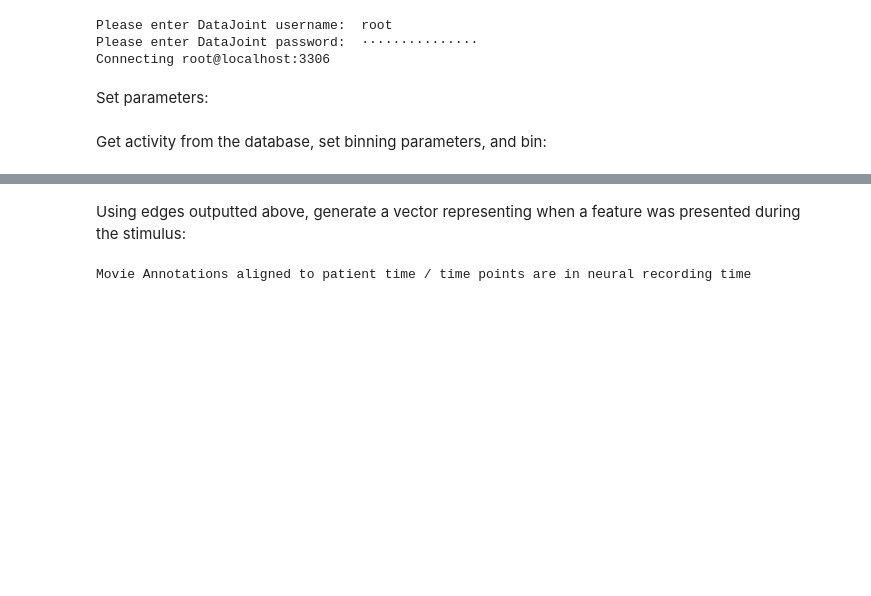
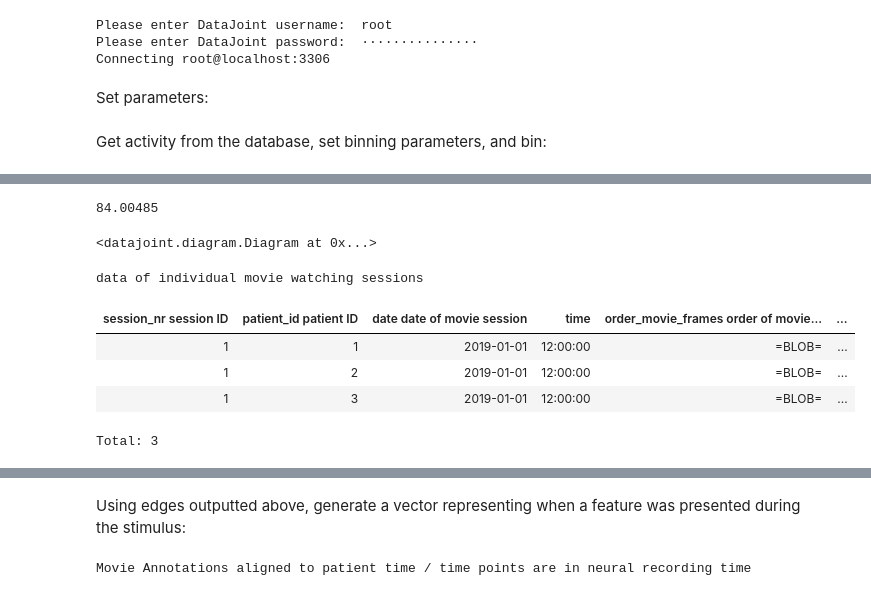
Before and after one commit to mackelab/epiphyte, a Jupyter notebook: analysis/example_analysis.ipynb, the cells around one changed output, grey strips where cells are left out. Saved outputs shown, nothing was run; the diff lists cells and outputs as text; code cells hidden in the pictures; blank space fills up the shorter version.

```diff
--- a/analysis/example_analysis.ipynb
+++ b/analysis/example_analysis.ipynb
@@ -84,0 +88,18 @@ plt.plot(rectime)
+# %%
+(events[-1][0] - events[0][0]) / 1000 / 60
+# %% [output]
+84.00485
+# %%
+erd = dj.ERD(dhv_schema)
+erd
+# %% [output]
+<datajoint.diagram.Diagram at 0x...>
+# %%
+MovieSession()
+# %% [output]
+data of individual movie watching sessions
+| session_nr session ID | patient_id patient ID | date date of movie session | time | order_movie_frames order of movie... | ... |
+| 1 | 1 | 2019-01-01 | 12:00:00 | =BLOB= | ... |
+| 1 | 2 | 2019-01-01 | 12:00:00 | =BLOB= | ... |
+| 1 | 3 | 2019-01-01 | 12:00:00 | =BLOB= | ... |
+Total: 3
```
Also changed, not shown: parts of 31 cells of this notebook, 10 other files.
